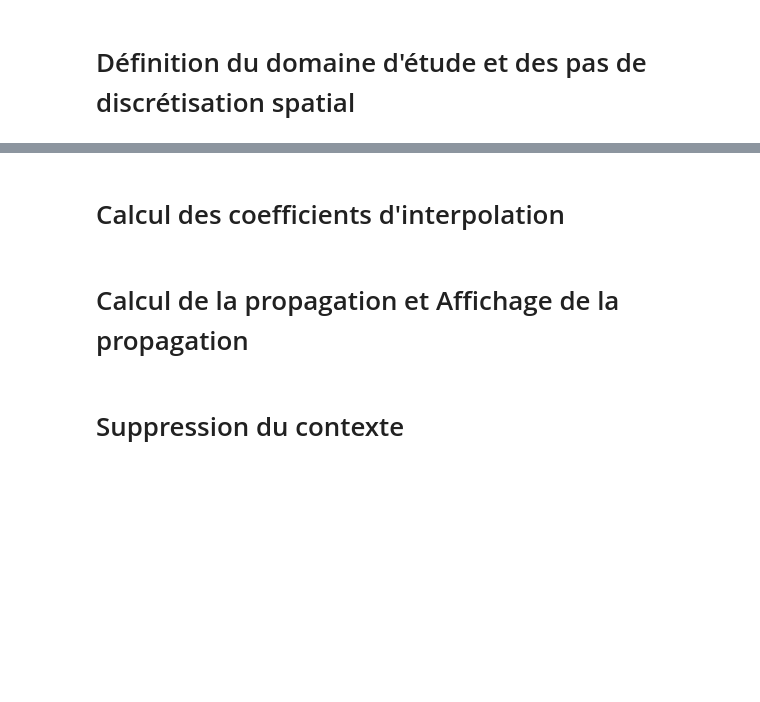
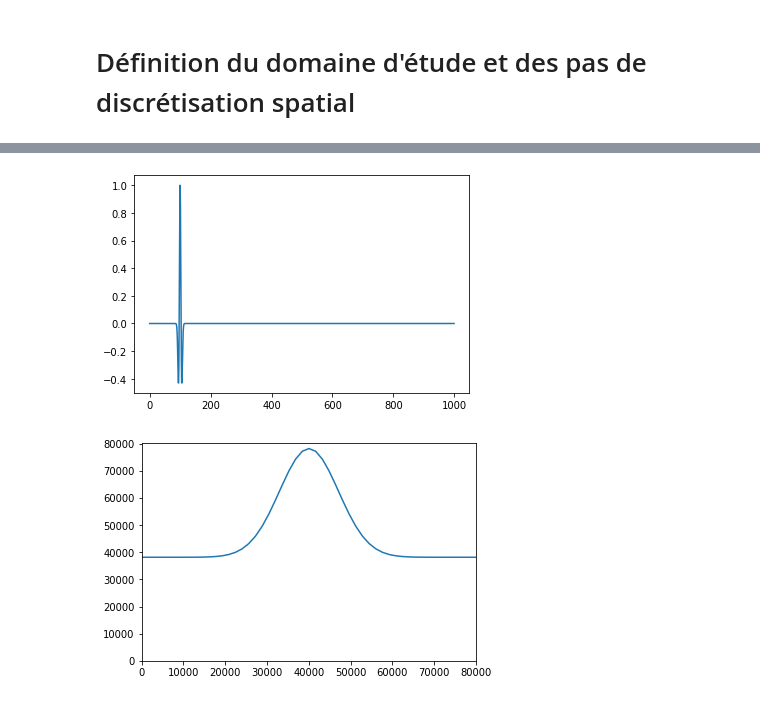
Before and after one commit to Caruso-Tom/Onde_SV, a Jupyter notebook: Code_miroir_SV.ipynb, the cells around one changed output, grey strips where cells are left out. Cells and saved outputs as stored; diff of their text form; code cells hidden in the pictures; blank space fills up the shorter version.

Commit message:
Début mise en forme du code et mise en fonction du code fini

```diff
--- a/Code_miroir_SV.ipynb
+++ b/Code_miroir_SV.ipynb
@@ -510,2 +621,0 @@ Nz=np.int32(Nz)
-# %% [markdown]
-# Calcul des coefficients d'interpolation
@@ -515,2 +621,0 @@ Calcul_coefficient_interpolation(Coef_interpolation, Coor_miroir_gpu, dx, dz, x_
-# %% [markdown]
-# Calcul de la propagation et Affichage de la propagation
@@ -558,2 +622,55 @@ while nt < Nt:
-# %% [markdown]
-# Suppression du contexte
+# %%
+# Définition du domaine d'étude
+Vp = 3000  # Vitesse des ondes P
+Vs = 1500  # Vitesse des ondes S
+rho = 2000  # Densité
+
+Nx = 32*50+2
+Nz = 32*50+2
+
+B = np.ones((Nz, Nx)) / rho
+L = (rho * Vp ** 2 - 2 * rho * Vs ** 2) * np.ones((Nz, Nx))
+M = (rho * Vs ** 2) * np.ones((Nz, Nx))
+
+dx=50
+dz=50
+dt=0.01
+
+
+# Définition de l'emplacement et de la forme de la source
+alpha=500
+t0=1
+Coor_source=[2*Nx*dx/4,2*Nz*dz/4]
+Nt=1000
+
+def Fonction_Source(t,alpĥa, retard):
+    result=(1- 2*alpha*(t-retard)**2)* np.exp(-alpha*(t-retard)**2)
+    return(result)
+
+Vecteur_source=[]
+for i in range (Nt):
+    Vecteur_source.append(Fonction_Source(dt*i,alpha,t0))
+pp.plot(Vecteur_source)
+pp.show()
+
+
+# Données expérimentale des points de la surface
+Nx_data = 51
+dx_data = np.float32((Nx*dx) / (Nx_data - 1))
+
+x_data=np.linspace(0,Nx*dx,Nx_data)
+z_data = Nx*dx/2* np.exp(-np.square(x_data-Nx*dx/2*np.ones(Nx_data)) / (10000) ** 2)+Nx*dx/2.1*np.ones(Nx_data)
+
+
+
+pp.plot(x_data, z_data)
+
+# limited to show positive axes
+pp.xlim(0,Nx*dx)
+pp.ylim(0, Nz*dz)
+pp.show()
+
+Number_interpolation=20
+# %% [output]
+[figure, added]
+[figure, added]
```
Also changed, not shown: parts of 13 cells of this notebook, 1 other file.
